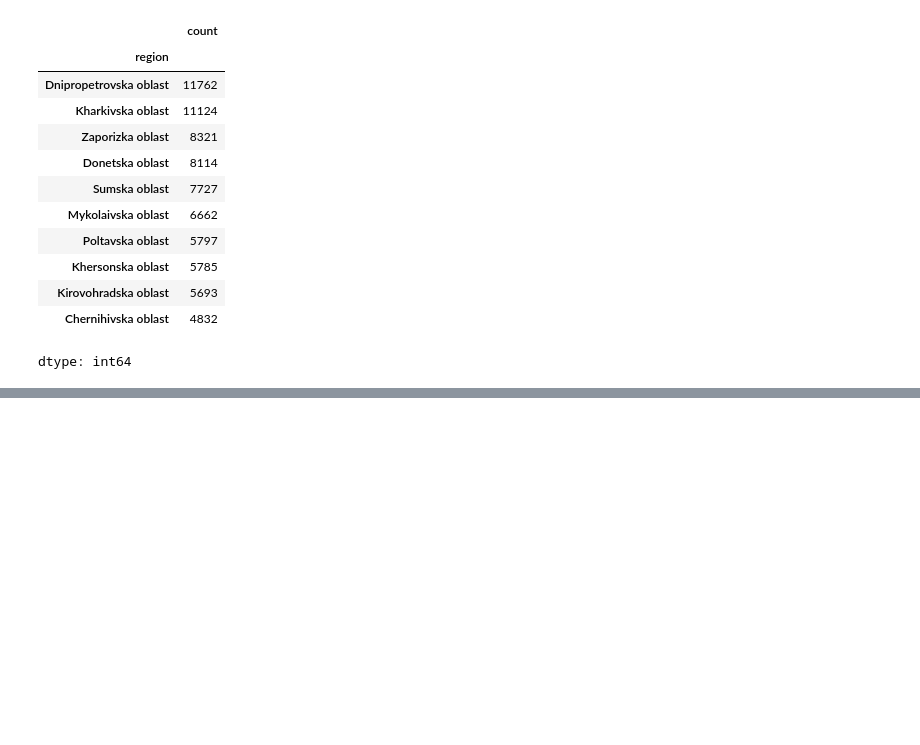
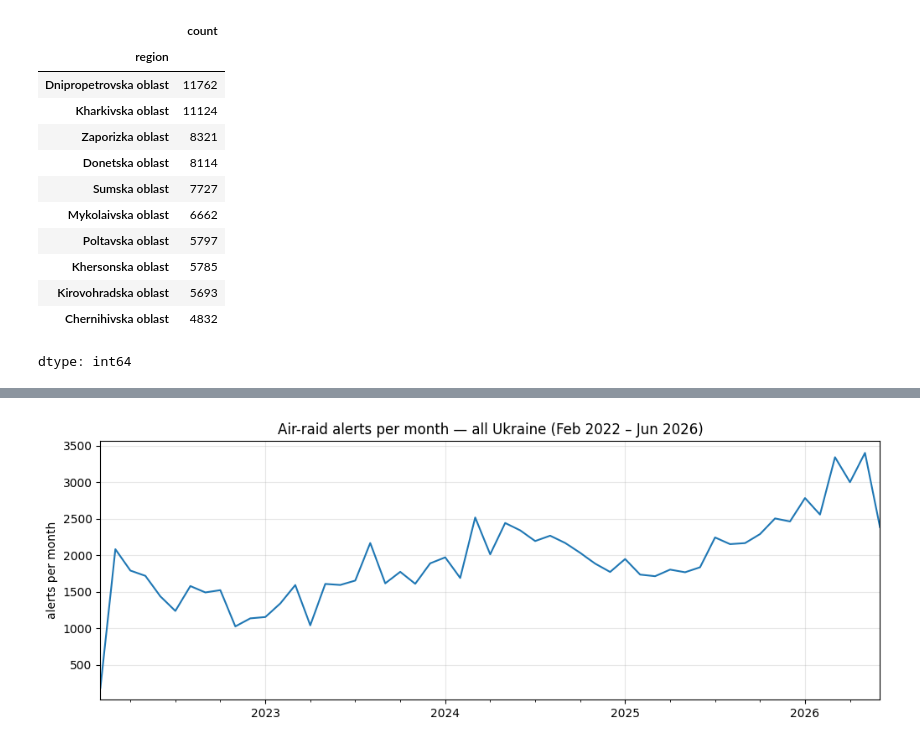
Before and after one commit to PavloLoiek/ukraine-air-raid-alerts, a Jupyter notebook: air_raid_analysis.ipynb, the cells around one changed output, grey strips where cells are left out. Cells and saved outputs as stored; diff of their text form; code cells hidden in the pictures; blank space fills up the shorter version.

```diff
--- a/air_raid_analysis.ipynb
+++ b/air_raid_analysis.ipynb
@@ -45,3 +45,19 @@ Top 10 regions by number of alerts:
 | Kirovohradska oblast | 5693 |
 | Chernihivska oblast | 4832 |
 dtype: int64
+# %%
+# --- Session 2, Step A: prepare time columns ---
+# Raw times are UTC. Ukraine runs on Kyiv time (UTC+2 winter / +3 summer),
+# so to ask "what HOUR do alerts happen", we convert to local Kyiv time first.
+df['start_kyiv'] = df['started_at'].dt.tz_convert('Europe/Kyiv')
+
+# Break the timestamp into pieces we can group by later:
+df['date']    = df['start_kyiv'].dt.date            # calendar day
+df['hour']    = df['start_kyiv'].dt.hour            # 0-23, local time
+df['weekday'] = df['start_kyiv'].dt.day_name()      # Monday..Sunday
+df['month']   = df['start_kyiv'].dt.to_period('M')  # e.g. 2022-02
+
+# How long each alert lasted, in minutes (used later; ~5% are estimated):
+df['duration_min'] = (df['finished_at'] - df['started_at']).dt.total_seconds() / 60
+
+df[['region','start_kyiv','hour','weekday','month','duration_min','naive']].head()
@@ -47,0 +71,19 @@ dtype: int64
+# %%
+# --- Session 2, Step B: how alert frequency changed over the war ---
+import matplotlib.pyplot as plt
+
+# "Resampling" is the core time-series move: take individual events and
+# count them per time bucket. Here = number of alerts per MONTH, all Ukraine.
+monthly = df.set_index('start_kyiv').resample('ME').size()
+
+plt.figure(figsize=(12,4))
+monthly.plot()
+plt.title('Air-raid alerts per month — all Ukraine (Feb 2022 – Jun 2026)')
+plt.ylabel('alerts per month')
+plt.xlabel('')
+plt.grid(alpha=0.3)
+plt.show()
+
+print(monthly.tail(6))
+# %% [output]
+[figure, added]
```
Also changed, not shown: parts of 7 cells of this notebook.
